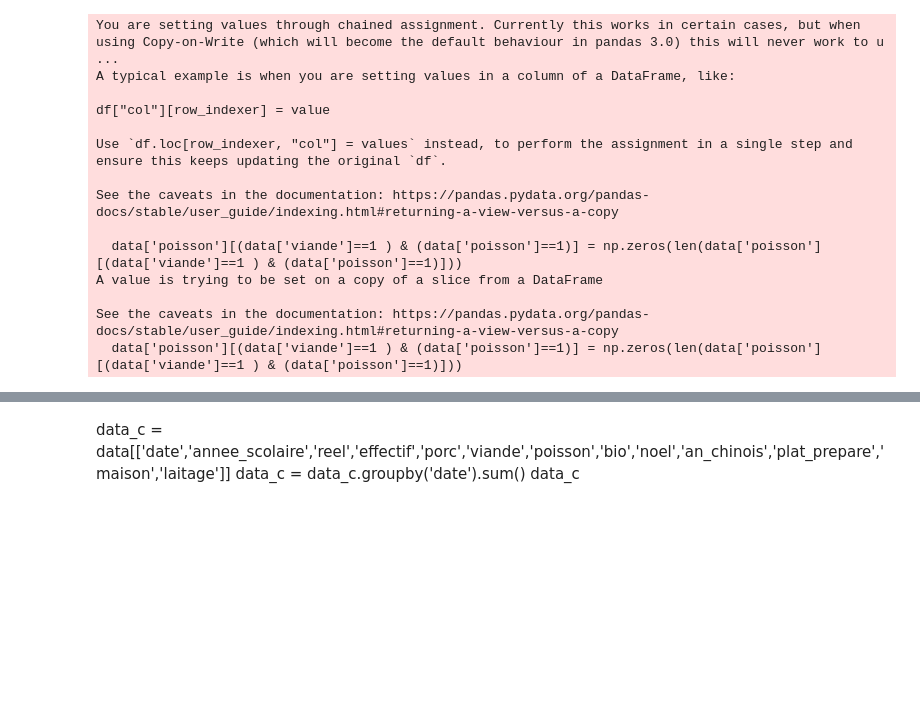
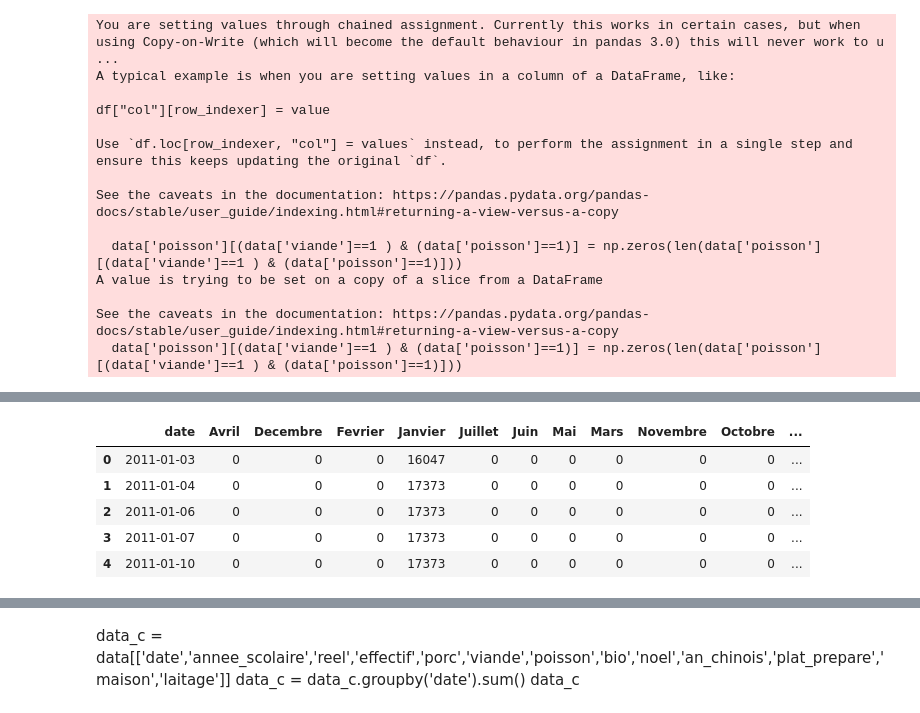
Before and after one commit to Nujadn/prev_cantine, a Jupyter notebook: notebooks/2.prepa.ipynb, the cells around one changed output, grey strips where cells are left out. Cells and saved outputs as stored; diff of their text form; code cells hidden in the pictures; blank space fills up the shorter version.

```diff
--- a/notebooks/2.prepa.ipynb
+++ b/notebooks/2.prepa.ipynb
@@ -53,11 +53,10 @@ data.head()
 data['date'] = pd.to_datetime(data['date'], format="%Y-%m-%d")
 
 # supprimer les doublons
-data.drop_duplicates(keep='first')
+data = data.drop_duplicates(keep='first')
 
 print(np.shape(data))
 data.head()
-#data.info()
 # %% [output]
 (95736, 17)
 |  | date | nos | ind | jour | semaine | mois | menu | gaspillage_volume | ferie | vacances | ... |
@@ -75,6 +74,9 @@ data.isna().sum()
 # on enlève les jours qui n'ont pas de données sur la fréquentation réelle des cantines
 data = data[data.reel>0]
 data['reel'] = data['reel'].astype('int')
+
+# remettre au propre l'index
+data = data.reset_index(drop=True)
 data.head(2)
 # %% [output]
 |  | date | nos | ind | jour | semaine | mois | menu | gaspillage_volume | ferie | vacances | ... |
@@ -266,58 +268,83 @@ data.head()
 | 2 | 2011-01-03 | 1.0 | 0 | Lundi | 1 | Janvier | ['Pamplemousse', 'Hachis Parmenti... | 1160 | 0 | 0 | ... |
 | 3 | 2011-01-03 | 1.0 | 0 | Lundi | 1 | Janvier | ['Pamplemousse', 'Hachis Parmenti... | 1160 | 0 | 0 | ... |
 | 4 | 2011-01-03 | 1.0 | 0 | Lundi | 1 | Janvier | ['Pamplemousse', 'Hachis Parmenti... | 1160 | 0 | 0 | ... |
+# %%
+# Étape 1 : Calcul des quantiles 1% et 99% par site et année scolaire
+q01 = data.groupby(['site_nom', 'annee_scolaire'])['reel'].quantile(0.10).reset_index(name='q_freq_01')
+q99 = data.groupby(['site_nom', 'annee_scolaire'])['reel'].quantile(0.90).reset_index(name='q_freq_99')
+
+data = data.merge(q01, on=['site_nom', 'annee_scolaire'], how='left')
+data = data.merge(q99, on=['site_nom', 'annee_scolaire'], how='left')
+
+# valeurs extrêmes
+data['reel'] = data['reel'].clip(lower=data['q_freq_01'], upper=data['q_freq_99'])
+
+# suppression des colonnes de quantiles
+data.drop(columns=['q_freq_01', 'q_freq_99'], inplace=True)
 # %%
-datab = data[["date","reel", "effectif","semaine",
+datab = data[["date","reel", "effectif","semaine", "nos", "ind", "prevision",
         "mois", "jour", "porc", "viande", "bio", "poisson","noel","plat_prepare","laitage","an_chinois"]].dropna().sort_index()
 
+# Get the dummies for the weekdays
+datab = pd.concat([ pd.get_dummies(datab["jour"], prefix=None), \
+                    pd.get_dummies(datab["mois"], prefix=None), \
+                        datab], axis=1)
 
+#Mois
+for i in data["mois"].unique():
+    datab[i] = datab[i] * datab["effectif"]
 
-# Get the dummies for the weekdays
-datab = pd.concat([pd.get_dummies(datab["jour"], prefix=None), \
-       pd.get_dummies(datab["mois"], prefix=None), \
-       datab], axis=1)
+datab.drop("jour", axis=1, inplace=True)
+datab.drop("mois", axis=1, inplace=True)
 
 # Menus
 datab["poisson"] = datab["poisson"] * datab["effectif"]
 datab["viande"] = datab["viande"] * datab["effectif"]
 datab["porc"] = datab["porc"] * datab["effectif"]
 datab["plat_prepare"] = datab["plat_prepare"] * datab["effectif"]
-#datab["vege"] = datab["poisson"].apply(lambda x: 1-x)* datab["viande"].apply(lambda x: 1-x)  * datab["effectif"]
 
 #Noel
 datab["noel"] = datab["noel"] * datab["effectif"]
 
-#Bio
-#datab["bio"] = datab["bio"] * datab["effectif"]
-
-#Mois
-for i in data["mois"].unique():
-    datab[i] = datab[i] * datab["effectif"]
-
-#X["4_premiers_jours"] = X["4_premiers_jours"] * X["effectif"]
-
-#Ramadan
-#X["ramadan"] = X["ramadan"] * X["effectif"]
+#Grèves
+datab["nos"] = datab["nos"] * datab["effectif"]
+datab["ind"] = datab["ind"] * datab["effectif"]
 
 
 #suppression des indicateurs non souhaités
 #datab.drop("reel", axis=1, inplace=True)
 datab.drop("Vendredi", axis = 1, inplace = True)
 datab.drop("Lundi", axis = 1, inplace = True)
 datab.drop("Mardi", axis = 1, inplace = True)
 datab.drop("Jeudi", axis = 1, inplace = True)
 #datab.drop("porc", axis = 1, inplace = True)
 #X.drop("viande", axis = 1, inplace = True)
 #X.drop("poisson", axis = 1, inplace = True)
-datab.drop("jour", axis=1, inplace=True)
+#datab.drop("jour", axis=1, inplace=True)
 datab.drop("semaine", axis=1, inplace=True)
-datab.drop("mois", axis=1, inplace=True)
+#datab.drop("mois", axis=1, inplace=True)
 #datab.drop("annee_scolaire", axis=1, inplace=True)
 #datab.drop("Juillet", axis=1, inplace=True)
 #datab.drop("bio", axis=1, inplace=True)
 #datab.drop("Juin", axis=1, inplace=True)
 
 #datab.drop("laitage", axis=1, inplace=True)
 #datab.drop("plat_prepare", axis=1, inplace=True)
 #datab.drop("an_chinois", axis=1, inplace=True)
-datac = datab.groupby('date').sum(numeric_only=True)
+
+for col in datab.columns:
+    if col != 'date':
+        datab[col] = datab[col].fillna(0).astype(int)
+
+datab = datab.drop_duplicates()
+
+datac = datab.groupby('date').sum().reset_index()
+
+datac.head()
+# %% [output]
+|  | date | Avril | Decembre | Fevrier | Janvier | Juillet | Juin | Mai | Mars | Novembre | Octobre | ... |
+| 0 | 2011-01-03 | 0 | 0 | 0 | 16047 | 0 | 0 | 0 | 0 | 0 | 0 | ... |
+| 1 | 2011-01-04 | 0 | 0 | 0 | 17373 | 0 | 0 | 0 | 0 | 0 | 0 | ... |
+| 2 | 2011-01-06 | 0 | 0 | 0 | 17373 | 0 | 0 | 0 | 0 | 0 | 0 | ... |
+| 3 | 2011-01-07 | 0 | 0 | 0 | 17373 | 0 | 0 | 0 | 0 | 0 | 0 | ... |
+| 4 | 2011-01-10 | 0 | 0 | 0 | 17373 | 0 | 0 | 0 | 0 | 0 | 0 | ... |
```
Also changed, not shown: parts of 1 cell of this notebook, 1 other file.
